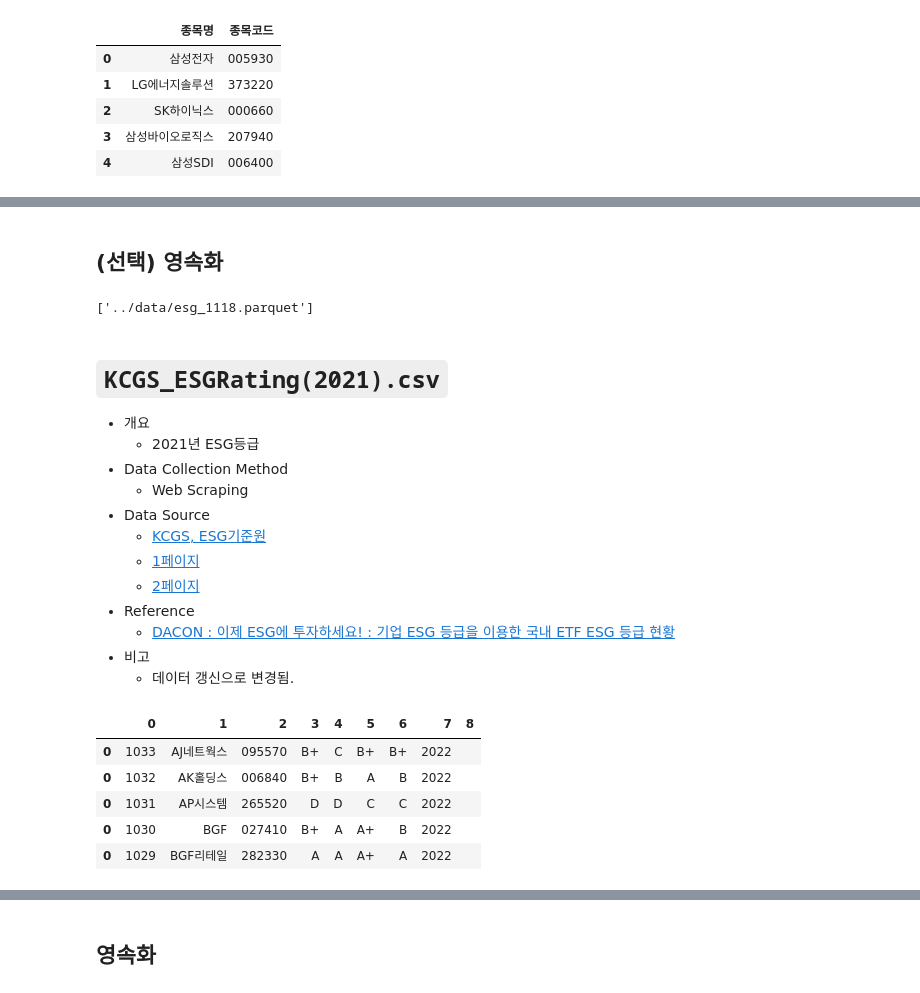
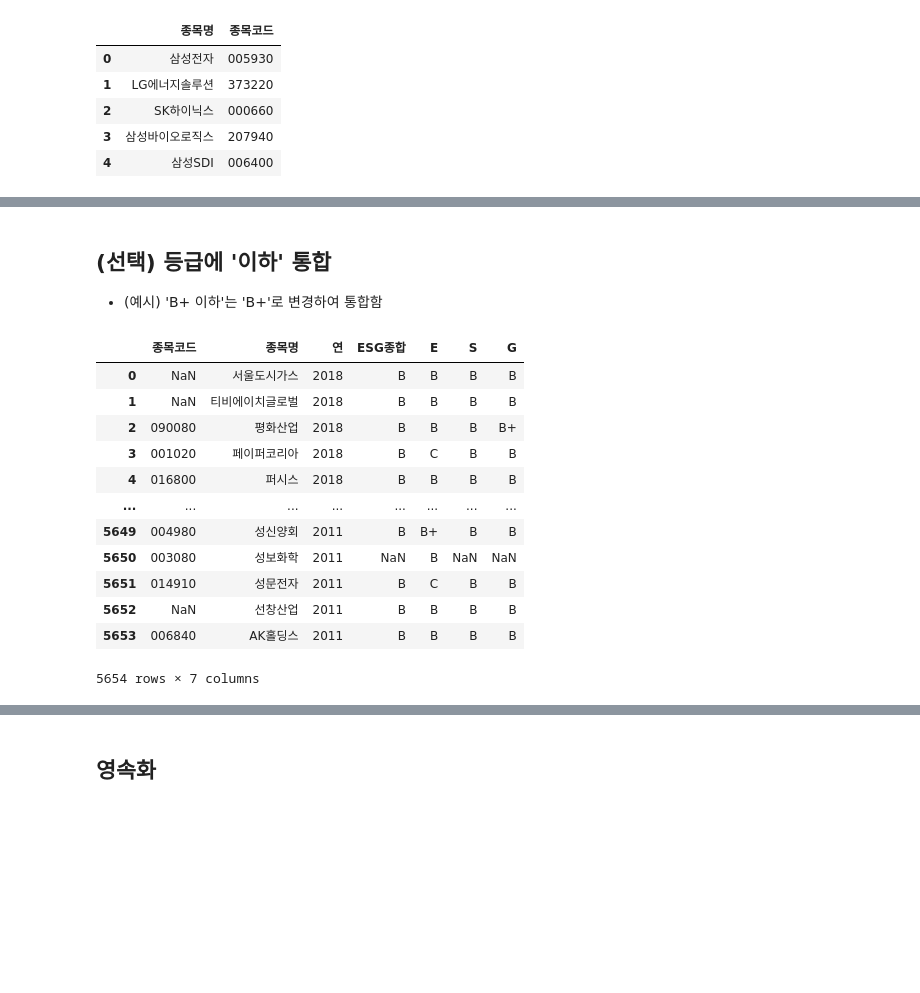
Before and after one commit to dkssudgb/ESG, a Jupyter notebook: DataCollection/esgRating.ipynb, the cells around one changed output, grey strips where cells are left out. Cells and saved outputs as stored; diff of their text form; code cells hidden in the pictures; blank space fills up the shorter version.

````diff
--- a/DataCollection/esgRating.ipynb
+++ b/DataCollection/esgRating.ipynb
@@ -189,20 +144,0 @@ memory usage: 266.6+ KB
-# %% [markdown]
-## (선택) 영속화
-# %%
-m.DfPrst(df_esg_1118, fp_esg_1118)
-# %% [output]
-['../data/esg_1118.parquet']
-# %% [markdown]
-# ```KCGS_ESGRating(2021).csv```
-  - 개요
-    - 2021년 ESG등급
-  - Data Collection Method
-    - Web Scraping
-  - Data Source
-    - [KCGS, ESG기준원](http://www.cgs.or.kr/business/esg_tab04.jsp?pg={}&pp=10&skey=&svalue=&sfyear=2021&styear=2021&sgtype=&sgrade=#ui_contents)
-    - [1페이지](http://www.cgs.or.kr/business/esg_tab04.jsp?pg=1&pp=10&skey=&svalue=&sfyear=2021&styear=2021&sgtype=&sgrade=#ui_contents)
-    - [2페이지](http://www.cgs.or.kr/business/esg_tab04.jsp?pg=2&pp=10&skey=&svalue=&sfyear=2021&styear=2021&sgtype=&sgrade=#ui_contents)
-  - Reference
-    - [DACON : 이제 ESG에 투자하세요! : 기업 ESG 등급을 이용한 국내 ETF ESG 등급 현황](https://dacon.io/competitions/official/235914/codeshare/5669)
-  - 비고
-    - 데이터 갱신으로 변경됨.
@@ -232,15 +145,46 @@ def page_list(page):
-# %%
-df_esg_21 = pd.DataFrame()
-for i in tqdm(list(range(1,102))):
-    df_temp = page_list(i)
-    df_esg_21 = pd.concat([df_esg_21, df_temp])
-
-df_esg_21.head()
-# %% [output]
-|  | 0 | 1 | 2 | 3 | 4 | 5 | 6 | 7 | 8 |
-| 0 | 1033 | AJ네트웍스 | 095570 | B+ | C | B+ | B+ | 2022 |  |
-| 0 | 1032 | AK홀딩스 | 006840 | B+ | B | A | B | 2022 |  |
-| 0 | 1031 | AP시스템 | 265520 | D | D | C | C | 2022 |  |
-| 0 | 1030 | BGF | 027410 | B+ | A | A+ | B | 2022 |  |
-| 0 | 1029 | BGF리테일 | 282330 | A | A | A+ | A | 2022 |  |
+# %% [markdown]
+## (선택) 등급에 '이하' 통합
+- (예시) 'B+ 이하'는 'B+'로 변경하여 통합함
+# %%
+def esgRating(x):
+    try:
+        dict_enc = {
+            "S": "S",
+            "A+": "A+",
+            "A": "A",
+            "B+": "B+",
+            "B+ 이하": "B+",
+            "B": "B",
+            "B이하": "B",
+            "C": "C",
+            "D": "D",
+            "-": np.nan,
+            "": np.nan,
+            "NaN": np.nan,
+            "None": np.nan,
+        }
+        return dict_enc[x]
+    except:
+        return np.nan
+
+
+col_esg = ["ESG종합", "E", "S", "G"]
+for i in col_esg:
+    df_esg[i] = df_esg[i].fillna(np.nan).apply(esgRating)
+
+df_esg
+# %% [output]
+|  | 종목코드 | 종목명 | 연 | ESG종합 | E | S | G |
+| 0 | NaN | 서울도시가스 | 2018 | B | B | B | B |
+| 1 | NaN | 티비에이치글로벌 | 2018 | B | B | B | B |
+| 2 | 090080 | 평화산업 | 2018 | B | B | B | B+ |
+| 3 | 001020 | 페이퍼코리아 | 2018 | B | C | B | B |
+| 4 | 016800 | 퍼시스 | 2018 | B | B | B | B |
+| ... | ... | ... | ... | ... | ... | ... | ... |
+| 5649 | 004980 | 성신양회 | 2011 | B | B+ | B | B |
+| 5650 | 003080 | 성보화학 | 2011 | NaN | B | NaN | NaN |
+| 5651 | 014910 | 성문전자 | 2011 | B | C | B | B |
+| 5652 | NaN | 선창산업 | 2011 | B | B | B | B |
+| 5653 | 006840 | AK홀딩스 | 2011 | B | B | B | B |
+5654 rows × 7 columns
 # %% [markdown]
````
Also changed, not shown: parts of 28 cells of this notebook, 6 other files.
